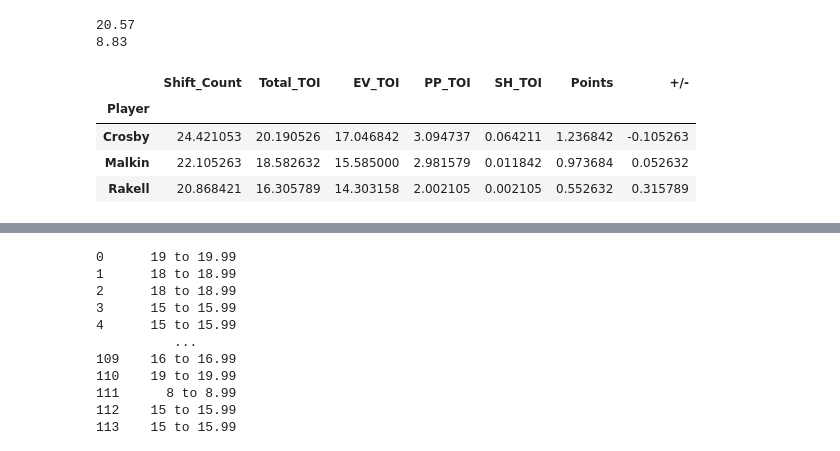
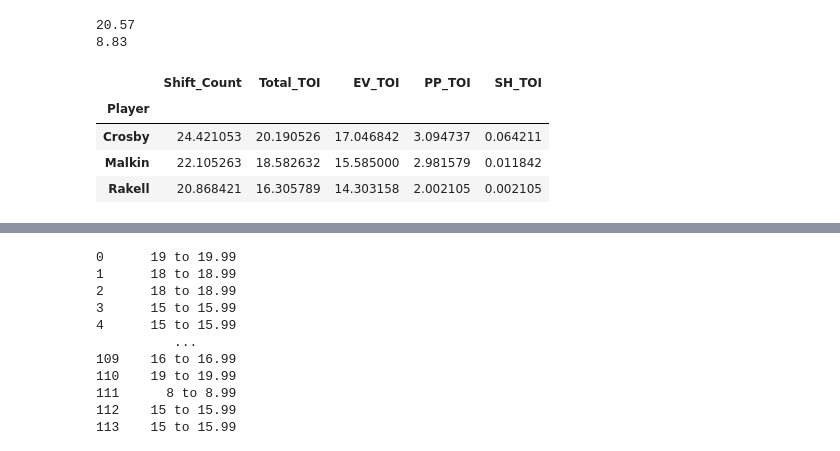
Before and after one commit to squintero94/Pens_Ice_Time_Project, a Jupyter notebook: Initial_Look_Pens.ipynb, the cells around one changed output, grey strips where cells are left out. Cells and saved outputs as stored; diff of their text form; code cells hidden in the pictures.

```diff
--- a/Initial_Look_Pens.ipynb
+++ b/Initial_Look_Pens.ipynb
@@ -28,10 +28,10 @@ print(pens_df["EV_TOI"].min())
 player_group = pens_df.groupby("Player")
 # %%
 # Get the average of each TOI column
-player_group[["Shift_Count", "Total_TOI", "EV_TOI", "PP_TOI", "SH_TOI", "Points", "+/-"]].mean()
+player_group[["Shift_Count", "Total_TOI", "EV_TOI", "PP_TOI", "SH_TOI"]].mean()
 # %% [output]
-|  | Shift_Count | Total_TOI | EV_TOI | PP_TOI | SH_TOI | Points | +/- |
-| Player |  |  |  |  |  |  |  |
-| Crosby | 24.421053 | 20.190526 | 17.046842 | 3.094737 | 0.064211 | 1.236842 | -0.105263 |
-| Malkin | 22.105263 | 18.582632 | 15.585000 | 2.981579 | 0.011842 | 0.973684 | 0.052632 |
-| Rakell | 20.868421 | 16.305789 | 14.303158 | 2.002105 | 0.002105 | 0.552632 | 0.315789 |
+|  | Shift_Count | Total_TOI | EV_TOI | PP_TOI | SH_TOI |
+| Player |  |  |  |  |  |
+| Crosby | 24.421053 | 20.190526 | 17.046842 | 3.094737 | 0.064211 |
+| Malkin | 22.105263 | 18.582632 | 15.585000 | 2.981579 | 0.011842 |
+| Rakell | 20.868421 | 16.305789 | 14.303158 | 2.002105 | 0.002105 |
```
Also changed, not shown: parts of 12 cells of this notebook.
